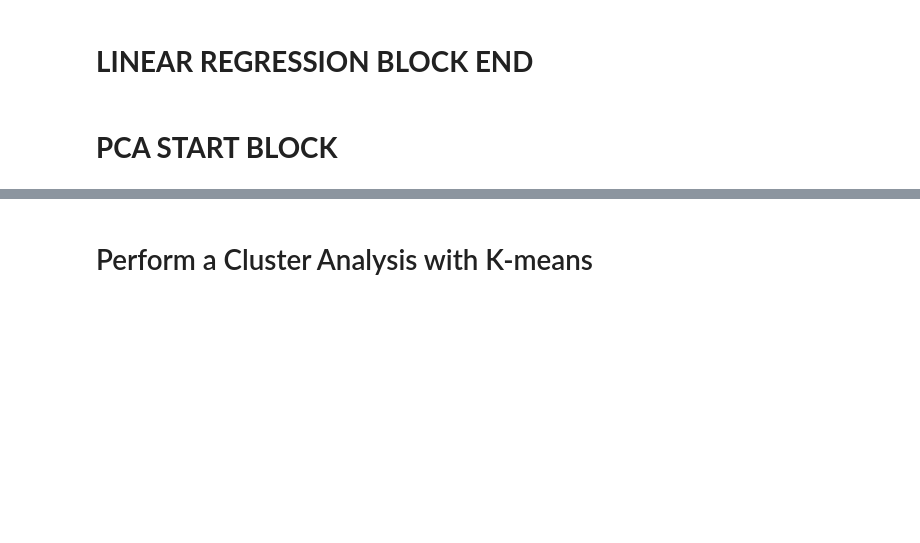
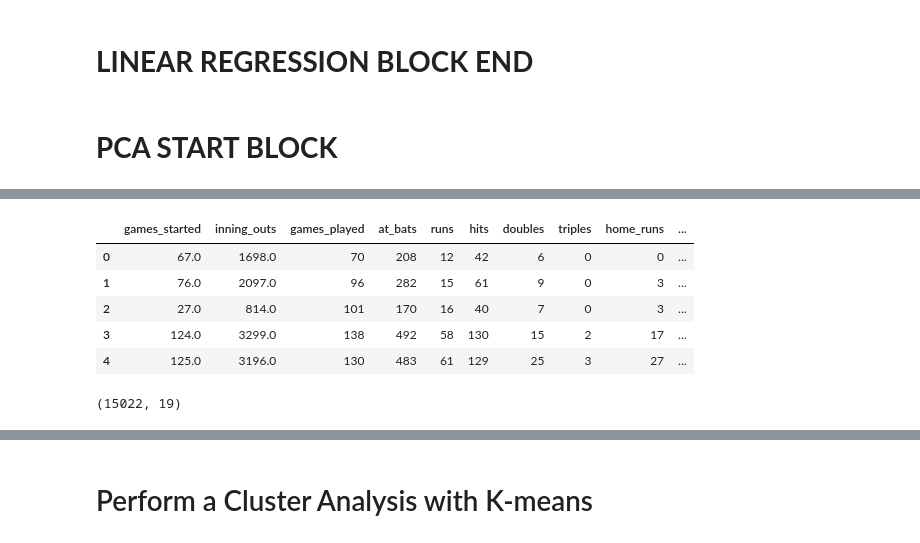
Before and after one commit to anyren/baseball_salary_analysis, a Jupyter notebook: EDA_baseball_salaries_HITTERS.ipynb, the cells around one changed output, grey strips where cells are left out. Cells and saved outputs as stored; diff of their text form; code cells hidden in the pictures; blank space fills up the shorter version.

```diff
--- a/EDA_baseball_salaries_HITTERS.ipynb
+++ b/EDA_baseball_salaries_HITTERS.ipynb
@@ -339,10 +431,19 @@ from sklearn.decomposition import PCA
 from sklearn.manifold import TSNE
 # %%
 # Drop ADJ Salary column
-clean_df2= clean_df.drop(["ADJ Salary"], axis=1)
+clean_df2= clean_df.drop(columns=["ADJ Salary", "log_of_salary"], axis=1)
 clean_df2.head()
+# %% [output]
+|  | games_started | inning_outs | games_played | at_bats | runs | hits | doubles | triples | home_runs | ... |
+| 0 | 67.0 | 1698.0 | 70 | 208 | 12 | 42 | 6 | 0 | 0 | ... |
+| 1 | 76.0 | 2097.0 | 96 | 282 | 15 | 61 | 9 | 0 | 3 | ... |
+| 2 | 27.0 | 814.0 | 101 | 170 | 16 | 40 | 7 | 0 | 3 | ... |
+| 3 | 124.0 | 3299.0 | 138 | 492 | 58 | 130 | 15 | 2 | 17 | ... |
+| 4 | 125.0 | 3196.0 | 130 | 483 | 61 | 129 | 25 | 3 | 27 | ... |
 # %%
 clean_df2.shape
+# %% [output]
+(15022, 19)
 # %%
 # Standardize the dataset so that columns that contain larger values do not influence the outcome more than columns with smaller values.
 clean_scaled = StandardScaler().fit_transform(clean_df2)
```
Also changed, not shown: parts of 25 cells of this notebook, 2 other files.
